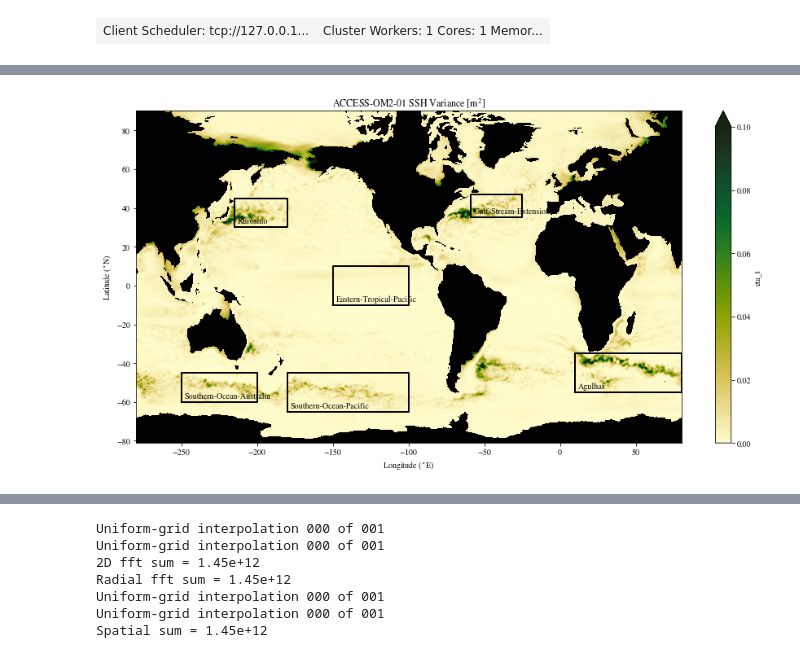
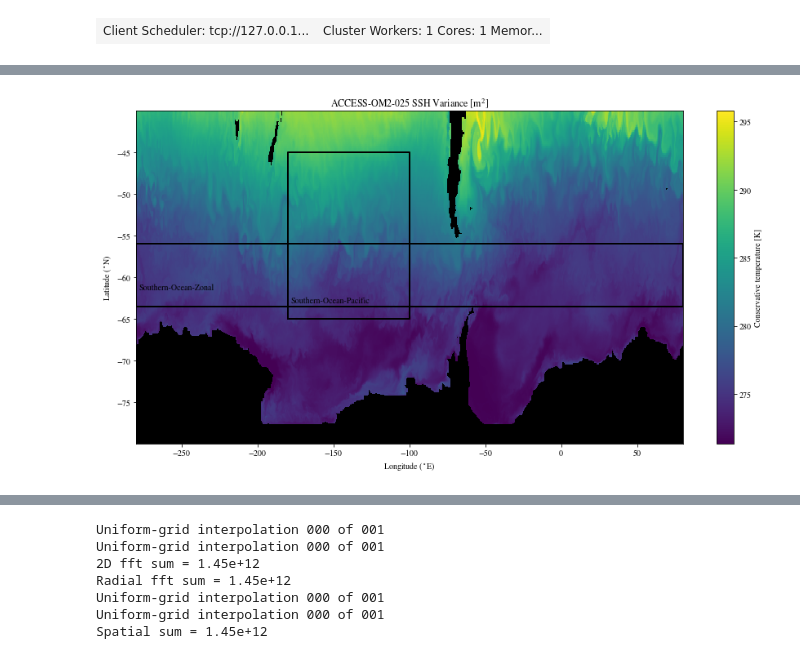
Before and after one commit to rmholmes/cosima-scripts, a Jupyter notebook: spectra_simple.ipynb, the cells around one changed output, grey strips where cells are left out. Saved outputs shown, nothing was run; the diff lists cells and outputs as text; code cells hidden in the pictures.

```diff
--- a/spectra_simple.ipynb
+++ b/spectra_simple.ipynb
@@ -81,9 +81,9 @@ locations = {
     # 'Kuroshio':                 [-215, -180,  30,  45],
     # 'Eastern-Tropical-Pacific': [-150, -100, -10,  10],
     # 'Southern-Ocean-Australia': [-250, -200, -60, -45],
-    'Southern-Ocean-Pacific':   [-180, -100, -65, -45],
+#    'Southern-Ocean-Pacific':   [-180, -100, -65, -45],
     # 'Agulhas':                  [  10,   80, -55, -35]
-    'Southern-Ocean-Zonal':       [-280, 80, -65, -55]
+    'Southern-Ocean-Zonal':       [-280, 80, -63.5, -56]
 }
 # Rough estimate of Deformation radius wavenumber (m^-1, Chelton 1998)
 kd = {
@@ -93,7 +93,8 @@ kd = {
       'Eastern-Tropical-Pacific': 2*np.pi/230000.,
       'Southern-Ocean-Australia': 2*np.pi/20000., # Marine's region
       'Southern-Ocean-Pacific': 2*np.pi/15000.,
-      'Agulhas': 2*np.pi/20000.
+      'Agulhas': 2*np.pi/20000.,
+      'Southern-Ocean-Zonal': 2*np.pi/10000.
       }
 # %%
 # Plot regions over SSH-variance plot (use 1/10th for prod figure on Gadi - memory limits)
@@ -107,18 +107,20 @@ KeyboardInterrupt:
 # %%
 fig = plt.figure(figsize=(15,7.5),facecolor='w')
 
-SSHvar.plot(cmap=cm.cm.speed,vmin=0.,vmax=0.1)
+#SSHvar.plot(cmap=cm.cm.speed,vmin=0.,vmax=0.1)
+cc.querying.getvar('025deg_jra55_ryf_norediGM', 'temp', session, ncfile='ocean_snapshot.nc').isel(time=0).isel(st_ocean=0).sel(yt_ocean=slice(-80.,-40.)).plot()
 plt.xlabel('Longitude ($^\circ$E)')
 plt.ylabel('Latitude ($^\circ$N)')
-plt.title('ACCESS-OM2-01 SSH Variance [m$^2$]')
+#plt.title('ACCESS-OM2-01 SSH Variance [m$^2$]')
+plt.title('ACCESS-OM2-025 SSH Variance [m$^2$]')
 plt.gca().set_facecolor('k')
 
 for locname,loc in locations.items():
     plt.plot([loc[0], loc[1], loc[1], loc[0], loc[0]],[loc[2], loc[2], loc[3], loc[3], loc[2]],'-k')
     plt.text(loc[0]+2,loc[2]+2,locname)
-savefigure('Regions')
+#savefigure('Regions')
 # %% [output]
-[figure, old version]
+[figure, new version]
 # %%
 # load model snapshots and grid data
 data = copy.deepcopy(exptdict)  # this will store KE and temp fields under the same keys as exptdata.exptdict
```
Also changed, not shown: parts of 7 cells of this notebook.
